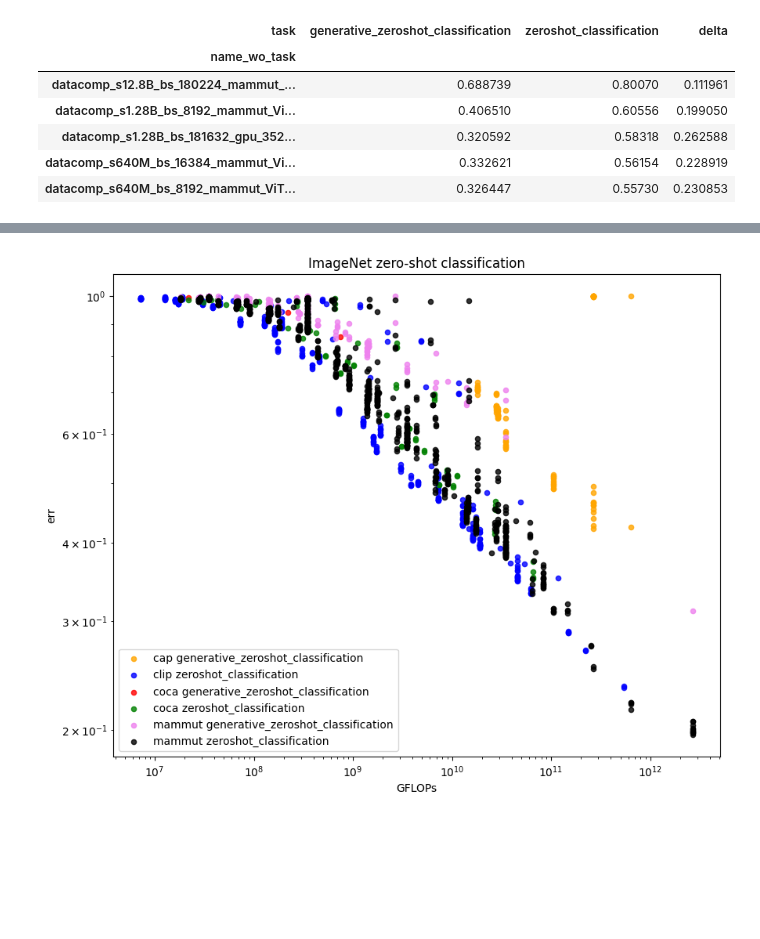
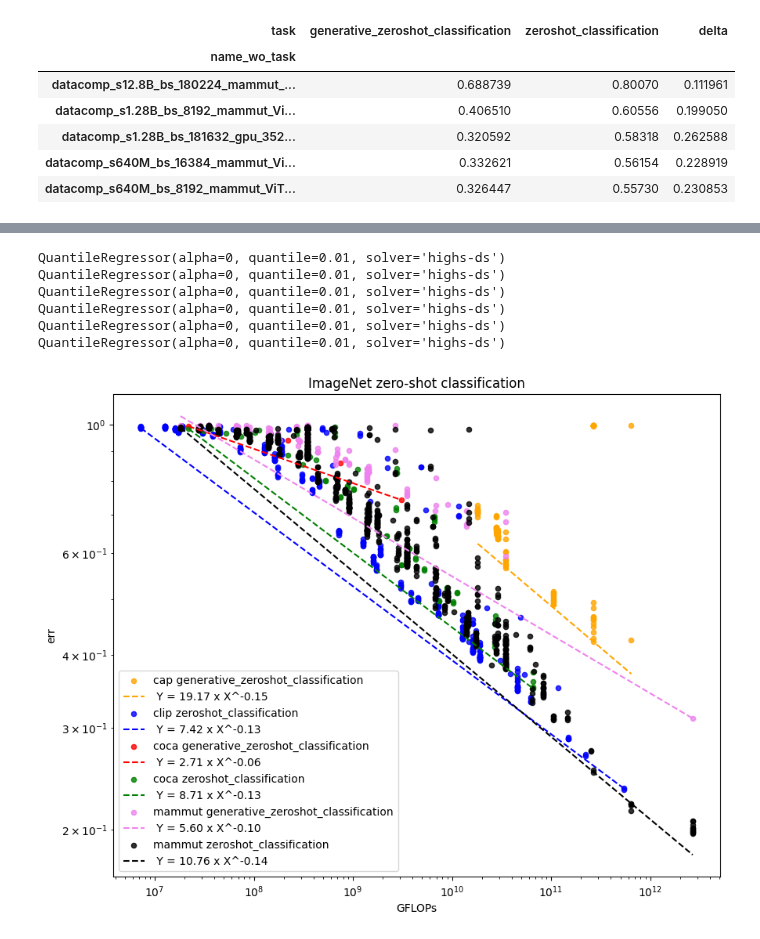
Before and after one commit to SLAMPAI/open_clip_scaling, a Jupyter notebook: results.ipynb, the cells around one changed output, grey strips where cells are left out. Saved outputs shown, nothing was run; the diff lists cells and outputs as text; code cells hidden in the pictures; blank space fills up the shorter version.

```diff
--- a/results.ipynb
+++ b/results.ipynb
@@ -170,6 +208,6 @@ df[df.downstream_dataset=="winoground"].sort_values(by="acc", ascending=False).h
 # %%
-#name = "datacomp_s12.8B_bs_180224_mammut_ViT-L-14_ep100_lr0.001_b1_0.9_b2_0.95_wd0.2_w6000_gc1_n256_bs176_sigFalse"
-name = "datacomp_s1.28B_bs_16384_mammut_ViT-L-14_ep20_lr0.001_b1_0.9_b2_0.95_wd0.2_w15000_gc1_n16_bs256_sigFalse_consw0_cw1"
+name = "datacomp_s12.8B_bs_180224_mammut_ViT-L-14_ep100_lr0.001_b1_0.9_b2_0.95_wd0.2_w6000_gc1_n256_bs176_sigFalse"
+#name = "datacomp_s1.28B_bs_16384_mammut_ViT-L-14_ep20_lr0.001_b1_0.9_b2_0.95_wd0.2_w15000_gc1_n16_bs256_sigFalse_consw0_cw1"
 
 #ds = "winoground"
 #metric = "acc"
@@ -367,36 +406,42 @@ for ind, (name, rows) in enumerate(D.groupby(["namespace", "task"])):
     I+=1
     #m = (X>=10**8) & (X < 10**12)
     #m = (X>0)  & (Y<1)
     m = X>0
 
     plt.scatter(X[m], Y[m], label=f"{name[0]} {name[1]}", c=color, s=20.0, alpha=0.8)
     #m=(Y<=0.9) & (Y>0)
-    #coefs, func, eq = curve_fit_powlaw_quantile(X[m], Y[m], q=0.01)
-    #plt.plot(X[m], func(X[m]), label=f" {eq}", linestyle='dashed', c=color)
+    coefs, func, eq = curve_fit_powlaw_quantile(X[m], Y[m], q=0.01)
+    plt.plot(X[m], func(X[m]), label=f" {eq}", linestyle='dashed', c=color)
 
 plt.xscale('log')
 plt.yscale("log")
 
 plt.xlabel("GFLOPs")
 plt.ylabel("err")
 #plt.title(ds)
 #plt.legend(loc=(1.1,.1))
 
 plt.legend()
 
 if metric == "image_retrieval_recall@5":
     plt.title("COCO image retrieval recall@5")
     plt.savefig("coco_image_retrieval_5.pdf")
 elif metric == "text_retrieval_recall@5":
     plt.title("COCO text retrieval recall@5")
     plt.savefig("coco_text_retrieval_5.pdf")
 elif metric == "acc1":
     plt.title("ImageNet zero-shot classification")
     plt.savefig("imagenet.pdf")
 
 plt.show()
 # %% [output]
+QuantileRegressor(alpha=0, quantile=0.01, solver='highs-ds')
+QuantileRegressor(alpha=0, quantile=0.01, solver='highs-ds')
+QuantileRegressor(alpha=0, quantile=0.01, solver='highs-ds')
+QuantileRegressor(alpha=0, quantile=0.01, solver='highs-ds')
+QuantileRegressor(alpha=0, quantile=0.01, solver='highs-ds')
+QuantileRegressor(alpha=0, quantile=0.01, solver='highs-ds')
-[figure, old version]
+[figure, new version]
 # %%
 len(df)
 # %% [output]
```
Also changed, not shown: parts of 12 cells of this notebook.
